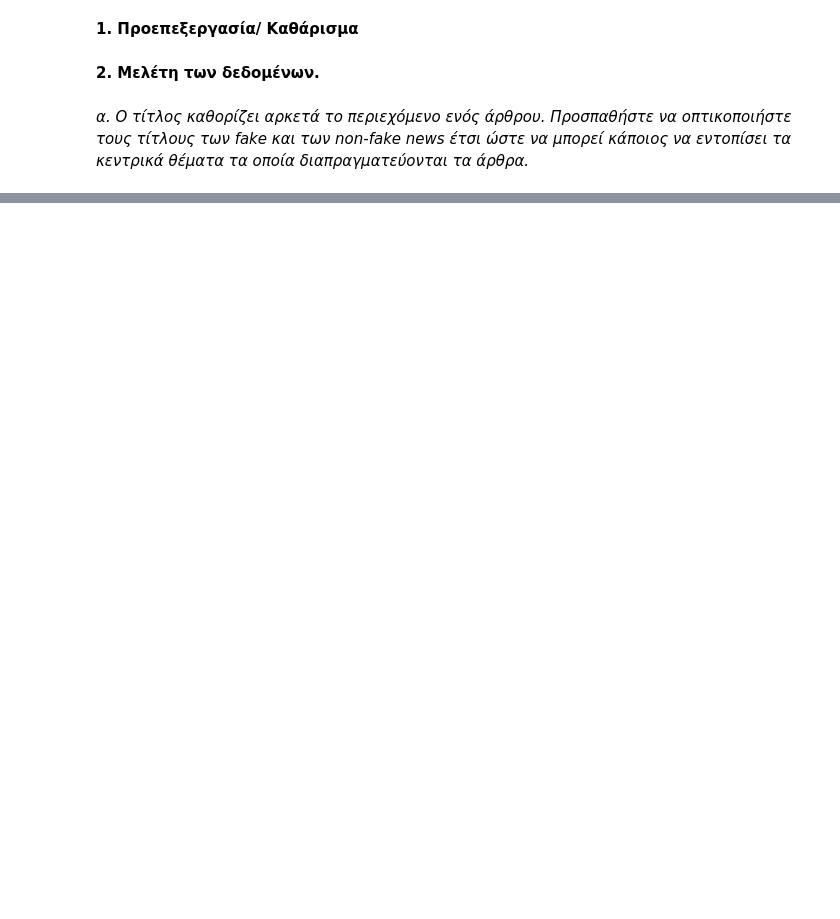
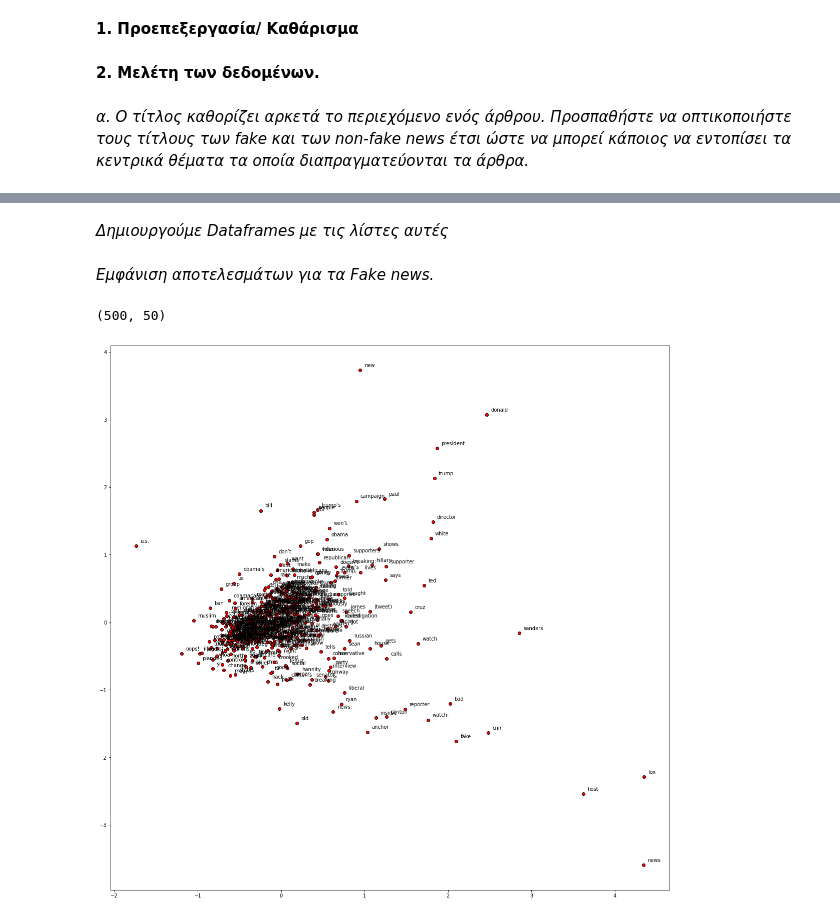
Before and after one commit to Themis-Sot/datam, a Jupyter notebook: DataMining_Project2.ipynb, the cells around one changed output, grey strips where cells are left out. Drawn from its saved outputs; the diff is of its cells as text; code cells hidden in the pictures; blank space fills up the shorter version.

```diff
--- a/DataMining_Project2.ipynb
+++ b/DataMining_Project2.ipynb
@@ -108,0 +129,18 @@ print(trueTokens2[0])
+# %%
+def display_pca_scatterplot(model, words=None, sample=0):
+    if words == None:
+        if sample > 0:
+            words = np.random.choice(list(model.wv.index_to_key), sample)
+        else:
+            words = [ word for word in model.wv.index_to_key]
+
+    word_vectors = np.array([model.wv[w] for w in words])
+    print(word_vectors.shape)
+
+    twodim = PCA().fit_transform(word_vectors)[:,:2]
+
+    plt.figure(figsize=(20,20))
+    plt.scatter(twodim[:,0], twodim[:,1], edgecolors='k', c='r')
+    for word, (x,y) in zip(words, twodim):
+        plt.text(x+0.05, y+0.05, word)
+    plt.show()
@@ -108,0 +149,3 @@ print(trueTokens2[0])
+# %%
+tempFake = w2vmodelFake.wv.index_to_key[:500]
+topFake = list(dict.fromkeys(tempFake))
@@ -108,0 +157,10 @@ print(trueTokens2[0])
+# %%
+vlistFake = []
+words_filter_fake = []
+
+for word in topFake:
+        if word in w2vmodelFake.wv.index_to_key:
+            vlistFake.append(w2vmodelFake.wv[word])
+            words_filter_fake.append(word)
+
+word_vec_zip_fake = list(zip(words_filter_fake, vlistFake))
@@ -108,0 +177,5 @@ print(trueTokens2[0])
+# %% [markdown]
+*Δημιουργούμε Dataframes με τις λίστες αυτές*
+# %%
+dfFake = pd.DataFrame(data = word_vec_zip_fake, columns=['word', 'value'])
+dfTrue = pd.DataFrame(data = word_vec_zip_true, columns=['word', 'value'])
@@ -108,0 +211,10 @@ print(trueTokens2[0])
+# %% [markdown]
+*Εμφάνιση αποτελεσμάτων για τα Fake news.*
+# %%
+wFake = dfFake['word']
+words = [w for w in wFake]
+
+display_pca_scatterplot(w2vmodelFake, words)
+# %% [output]
+(500, 50)
+[figure, added]
```
Also changed, not shown: parts of 19 cells of this notebook.
